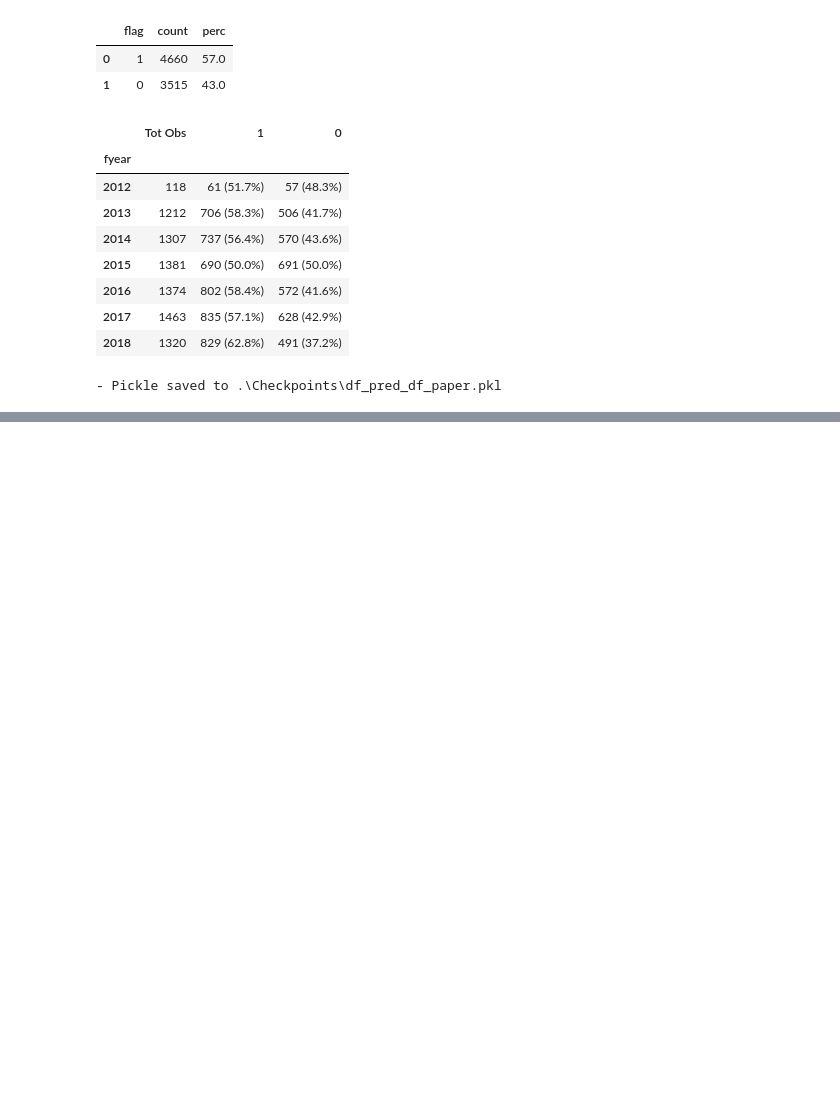
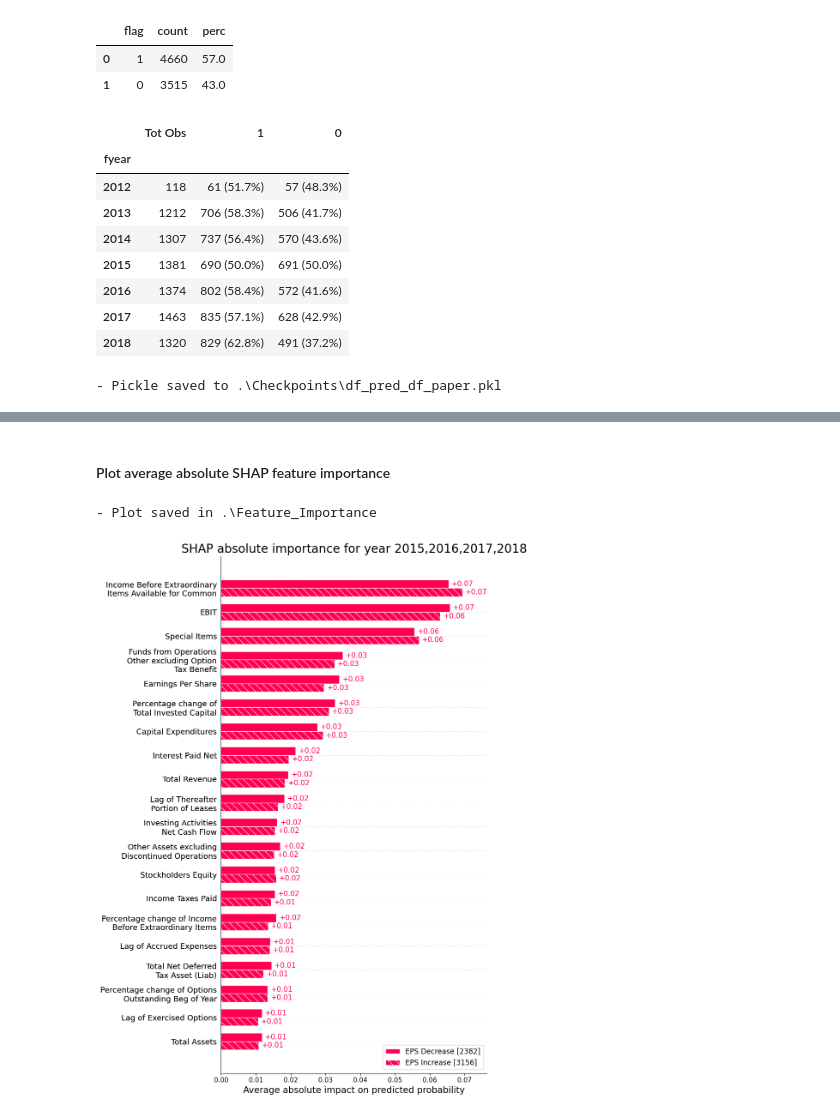
Before and after one commit to AleBitetto/WRDS_accounting, a Jupyter notebook: Predict with ML.ipynb, the cells around one changed output, grey strips where cells are left out. Cells and saved outputs as stored; diff of their text form; code cells hidden in the pictures; blank space fills up the shorter version.

```diff
--- a/Predict with ML.ipynb
+++ b/Predict with ML.ipynb
@@ -1226,0 +413,33 @@ model1.predict(X).shape
+# %%
+# change name for variable
+VAR_DISPLAY_NAME={
+    'txpd': 'Income Taxes Paid',
+    'epspi': 'Earnings Per Share',
+    'ibcom': 'Income Before Extraordinary\nItems Available for Common',
+    'ebit': 'EBIT',
+    'fopox': 'Funds from Operations\nOther excluding Option\nTax Benefit',
+    'at': 'Total Assets',
+    'optexd_lag1': 'Lag of Exercised Options',
+    'mrcta_lag1': 'Lag of Thereafter\nPortion of Leases',
+    'revt': 'Total Revenue',
+    'xacc_lag1': 'Lag of Accrued Expenses',
+    'teq': 'Stockholders Equity',
+    'intpn': 'Interest Paid Net',
+    'capx': 'Capital Expenditures',
+    'aodo': 'Other Assets excluding\nDiscontinued Operations',
+    'txndb': 'Total Net Deferred\nTax Asset (Liab)',
+    'ibc_pc': 'Percentage change of Income\nBefore Extraordinary Items',
+    'spi': 'Special Items',
+    'icapt_pc': 'Percentage change of\nTotal Invested Capital',
+    'ivncf': 'Investing Activities\nNet Cash Flow',
+    'optprcby_pc': 'Percentage change of Options\nOutstanding Beg of Year',
+}
+# %%
+MODEL_TYPE = 'LightGBM'
+RELOAD_FEATIMP=False
+
+df_pred_raw = pd.read_pickle(os.path.join(CHECKPOINT_FOLDER, 'df_pred_'+FILE_NAME+'_raw.pkl'))
+fi=FeatureImportance(df=df_pred, df_orig=df_pred_raw, var_display_name=VAR_DISPLAY_NAME,
+                     file_name=FILE_NAME, featimp_folder=FEATIMP_FOLDER)
+
+fi.eval_shap_values(model_type='LightGBM', reload=RELOAD_FEATIMP)
@@ -1226,0 +452,7 @@ model1.predict(X).shape
+# %% [markdown]
+#### Plot average absolute SHAP feature importance
+# %%
+fi.plot_bar()
+# %% [output]
+- Plot saved in .\Feature_Importance
+[figure, added]
```
Also changed, not shown: parts of 88 cells of this notebook, 2 other files.
